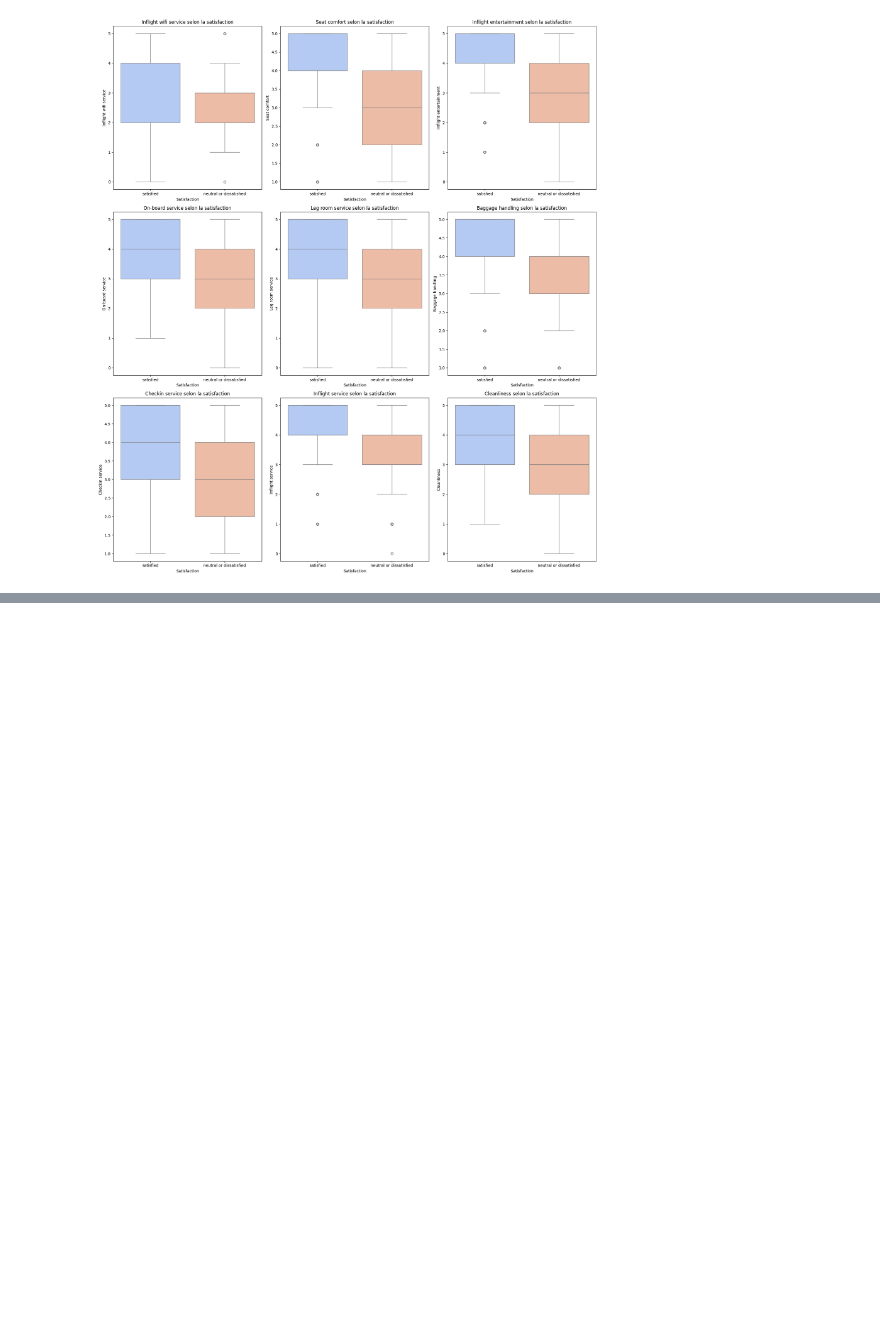
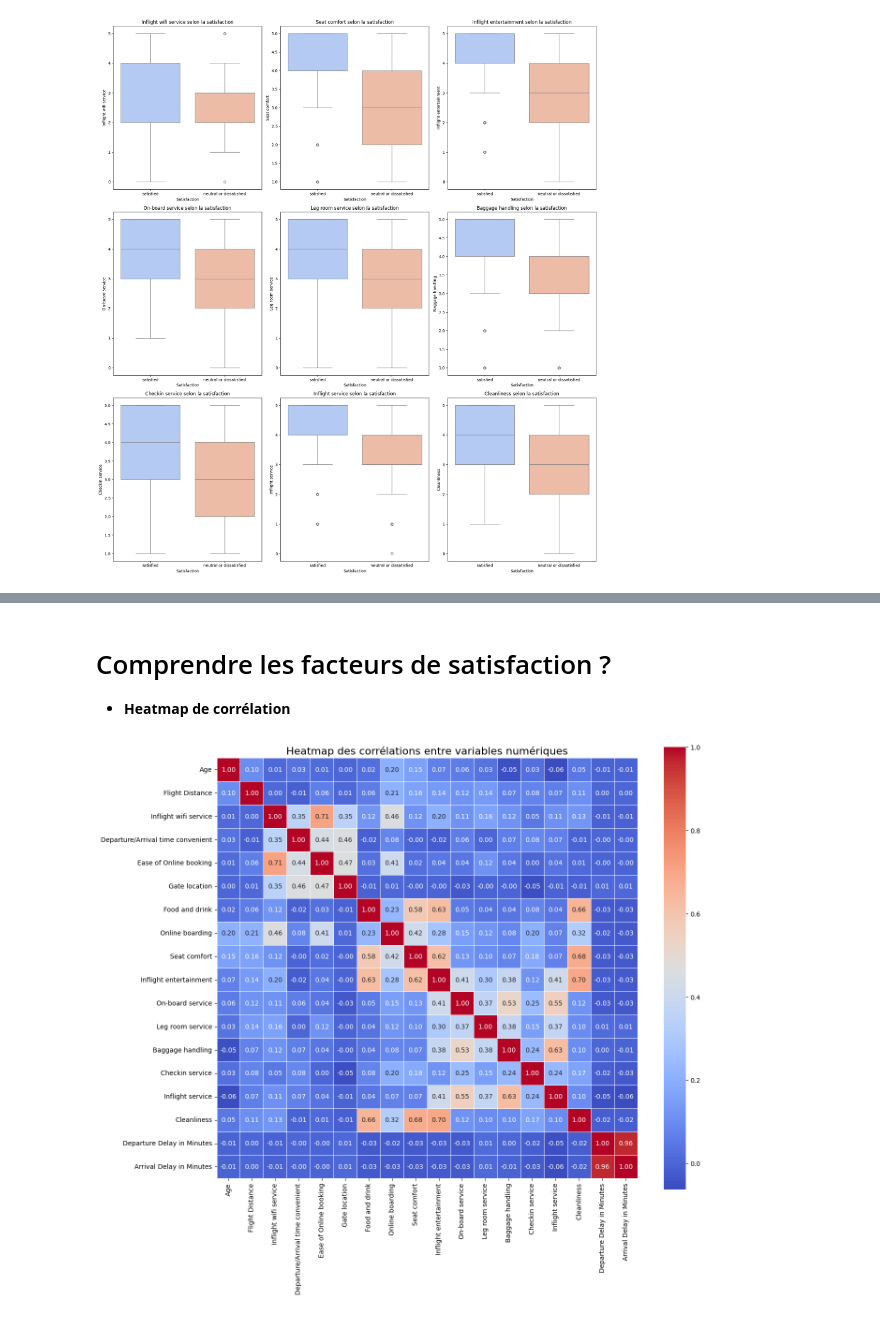
Before and after one commit to Mahdi-toumi/Airline-Customer-Data-Analysis, a Jupyter notebook: Flights/ProjetAnalyseDeDonnees.ipynb, the cells around one changed output, grey strips where cells are left out. Cells and saved outputs as stored; diff of their text form; code cells hidden in the pictures; blank space fills up the shorter version.

```diff
--- a/Flights/ProjetAnalyseDeDonnees.ipynb
+++ b/Flights/ProjetAnalyseDeDonnees.ipynb
@@ -307,0 +341,22 @@ Passing `palette` without assigning `hue` is deprecated and will be removed in v
+# %% [markdown]
+# Comprendre les facteurs de satisfaction ?
+
+* **Heatmap de corrélation**
+# %%
+import matplotlib.pyplot as plt
+import seaborn as sns
+
+# Sélection uniquement des variables numériques
+numeric_vars = df_clean.select_dtypes(include=["int64", "float64"])
+
+# Calcul de la matrice de corrélation
+corr_matrix = numeric_vars.corr()
+
+# Affichage du heatmap
+plt.figure(figsize=(14, 12))
+sns.heatmap(corr_matrix, annot=True, fmt=".2f", cmap="coolwarm", square=True, linewidths=.5)
+plt.title("Heatmap des corrélations entre variables numériques", fontsize=16)
+plt.tight_layout()
+plt.show()
+# %% [output]
+[figure, added]
```
Also changed, not shown: parts of 12 cells of this notebook.
